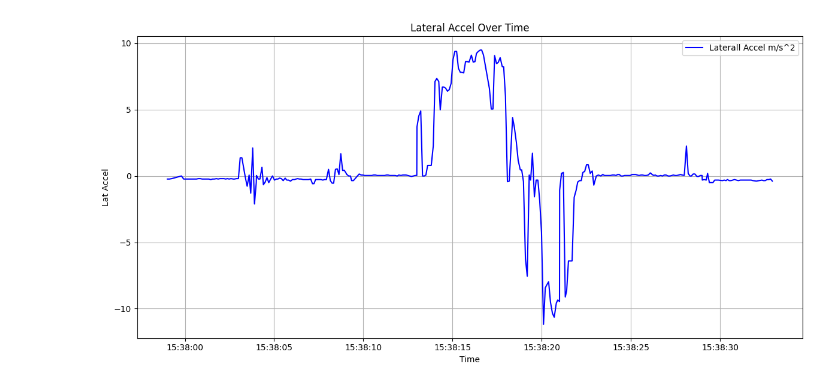
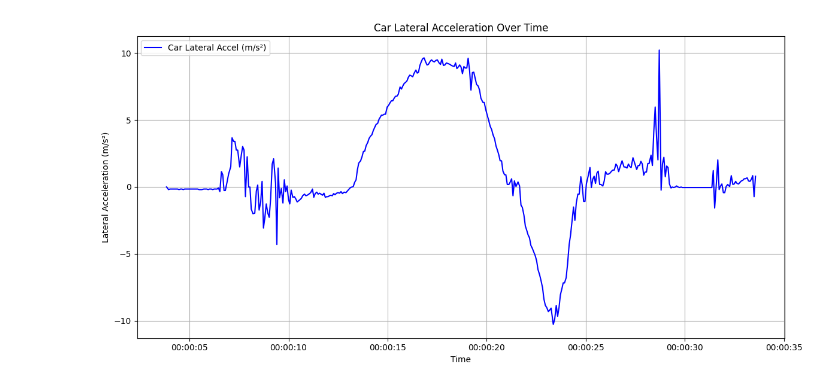
Before and after one commit to Bruin-Racing-Baja/m25daq, a Jupyter notebook: daqData.ipynb, the cells around one changed output. Cells and saved outputs as stored; diff of their text form; code cells hidden in the pictures.

```diff
--- a/daqData.ipynb
+++ b/daqData.ipynb
@@ -2,8 +246,9 @@
 import matplotlib.pyplot as plt
 import pandas as pd
 
+#rolled it vertically  360 degrees
 # Load the data
-file_path = "logs/log_2025-05-24_15-37-58.csv"
+file_path = "logs/log_2025-05-28_17-37-45.csv"
 df = pd.read_csv(file_path)
 
 # Convert and sort timestamp
@@ -23,5 +268,9 @@ plt.legend()
 plt.grid(True)
 plt.tight_layout()
 plt.show()
-f
+
+print("Max and Min Values:")
+print(f"Roll:  max = {df['CarRoll'].max():.2f}, min = {df['CarRoll'].min():.2f}")
+print(f"Pitch: max = {df['CarPitch'].max():.2f}, min = {df['CarPitch'].min():.2f}")
+print(f"Yaw:   max = {df['CarYaw'].max():.2f}, min = {df['CarYaw'].min():.2f}")
 # %% [output]
@@ -29,14 +282,20 @@ f
 # %%
-# Plot CarRoll over time
+import matplotlib.pyplot as plt
+
+# Sort and compute car-frame lateral accel
+df = df.sort_values(by='Timestamp').reset_index(drop=True)
+df['CarLateralAccel'] = -df['LatAccel']  # Flip IMU X-axis to match car lateral axis
+
+# Plot
 plt.figure(figsize=(12, 6))
-plt.plot(df['Timestamp'], df['LatAccel'], label='Laterall Accel m/s^2', color='blue')
-df = df.sort_values(by='Timestamp').reset_index(drop=True)
-plt.title('Lateral Accel Over Time')
+plt.plot(df['Timestamp'], df['CarLateralAccel'], label='Car Lateral Accel (m/s²)', color='blue')
+
+plt.title('Car Lateral Acceleration Over Time')
 plt.xlabel('Time')
-plt.ylabel('Lat Accel')
+plt.ylabel('Lateral Acceleration (m/s²)')
 plt.legend()
 plt.grid(True)
 plt.tight_layout()
 plt.show()
 # %% [output]
-[figure, old version]
+[figure, new version]
```
Also changed, not shown: parts of 9 cells of this notebook, 8 other files.
